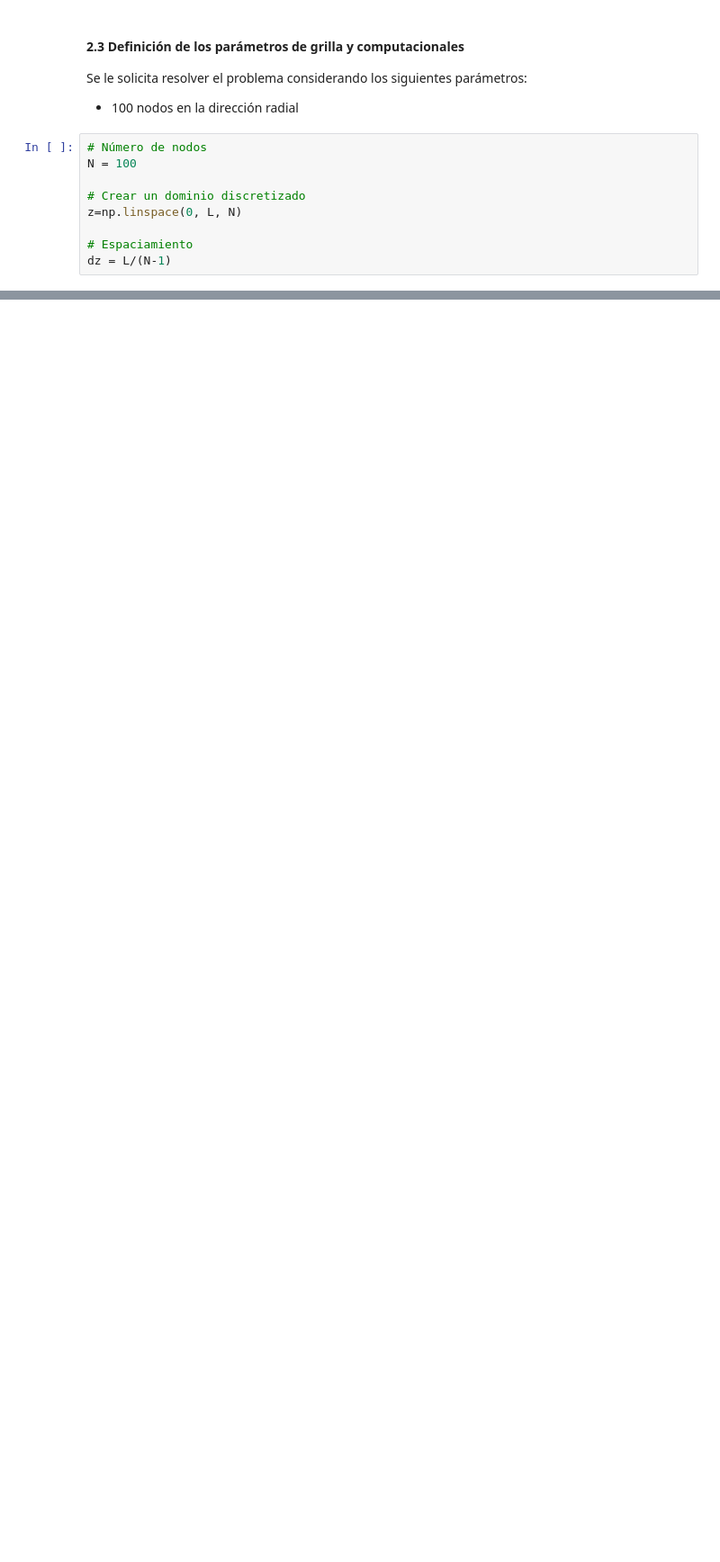
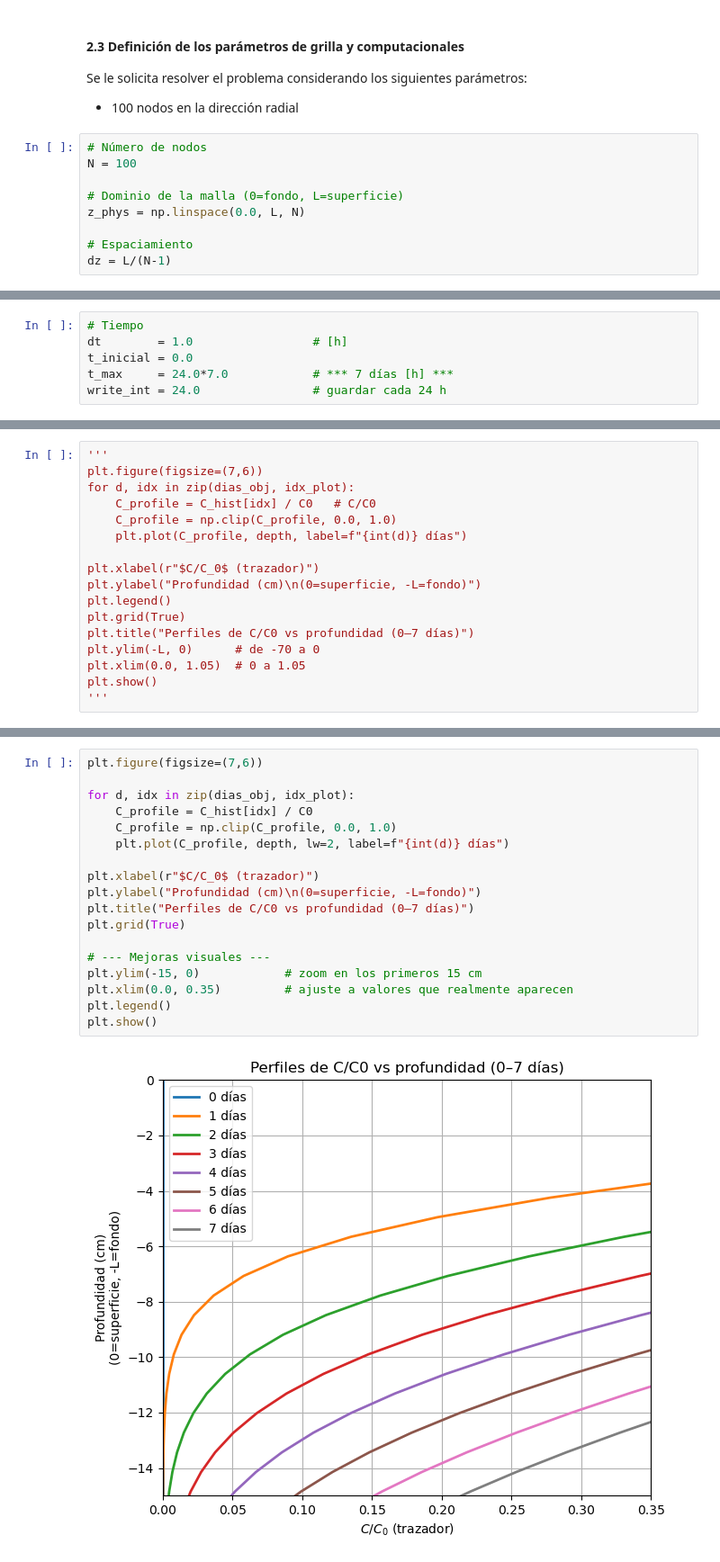
Before and after one commit to Shafagan/Transporte_de_Contaminantes_IIQ2003_25, a Jupyter notebook: Richards_conservative.ipynb, the cells around one changed output, grey strips where cells are left out. Shown at 90% size. Saved outputs shown, nothing was run; the diff lists cells and outputs as text; blank space fills up the shorter version.

```diff
--- a/Richards_conservative.ipynb
+++ b/Richards_conservative.ipynb
@@ -201,8 +186,8 @@ Se le solicita resolver el problema considerando los siguientes parámetros:
 # Número de nodos
 N = 100
 
-# Crear un dominio discretizado
-z=np.linspace(0, L, N)
+# Dominio de la malla (0=fondo, L=superficie)
+z_phys = np.linspace(0.0, L, N)
 
 # Espaciamiento
 dz = L/(N-1)
@@ -380,0 +474,6 @@ t_vec, h_hist = FTCS(tiempos, h_init, params, q_0, h_fondo)
+# %%
+# Tiempo
+dt        = 1.0                 # [h]
+t_inicial = 0.0
+t_max     = 24.0*7.0            # *** 7 días [h] ***
+write_int = 24.0                # guardar cada 24 h
@@ -380,0 +501,17 @@ t_vec, h_hist = FTCS(tiempos, h_init, params, q_0, h_fondo)
+# %%
+'''
+plt.figure(figsize=(7,6))
+for d, idx in zip(dias_obj, idx_plot):
+    C_profile = C_hist[idx] / C0   # C/C0
+    C_profile = np.clip(C_profile, 0.0, 1.0)
+    plt.plot(C_profile, depth, label=f"{int(d)} días")
+
+plt.xlabel(r"$C/C_0$ (trazador)")
+plt.ylabel("Profundidad (cm)\n(0=superficie, -L=fondo)")
+plt.legend()
+plt.grid(True)
+plt.title("Perfiles de C/C0 vs profundidad (0–7 días)")
+plt.ylim(-L, 0)      # de -70 a 0
+plt.xlim(0.0, 1.05)  # 0 a 1.05
+plt.show()
+'''
@@ -380,0 +520,20 @@ t_vec, h_hist = FTCS(tiempos, h_init, params, q_0, h_fondo)
+# %%
+plt.figure(figsize=(7,6))
+
+for d, idx in zip(dias_obj, idx_plot):
+    C_profile = C_hist[idx] / C0
+    C_profile = np.clip(C_profile, 0.0, 1.0)
+    plt.plot(C_profile, depth, lw=2, label=f"{int(d)} días")
+
+plt.xlabel(r"$C/C_0$ (trazador)")
+plt.ylabel("Profundidad (cm)\n(0=superficie, -L=fondo)")
+plt.title("Perfiles de C/C0 vs profundidad (0–7 días)")
+plt.grid(True)
+
+# --- Mejoras visuales ---
+plt.ylim(-15, 0)            # zoom en los primeros 15 cm
+plt.xlim(0.0, 0.35)         # ajuste a valores que realmente aparecen
+plt.legend()
+plt.show()
+# %% [output]
+[figure, added]
```
Also changed, not shown: parts of 30 cells of this notebook.
